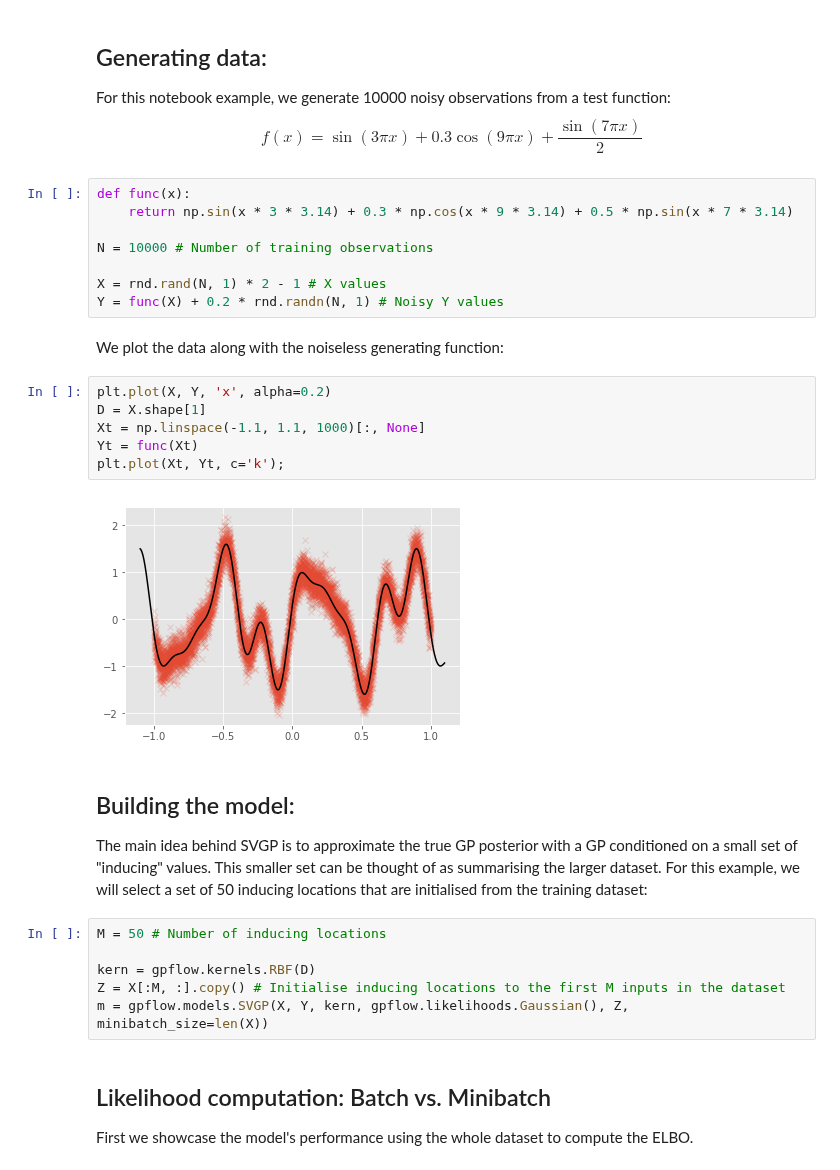
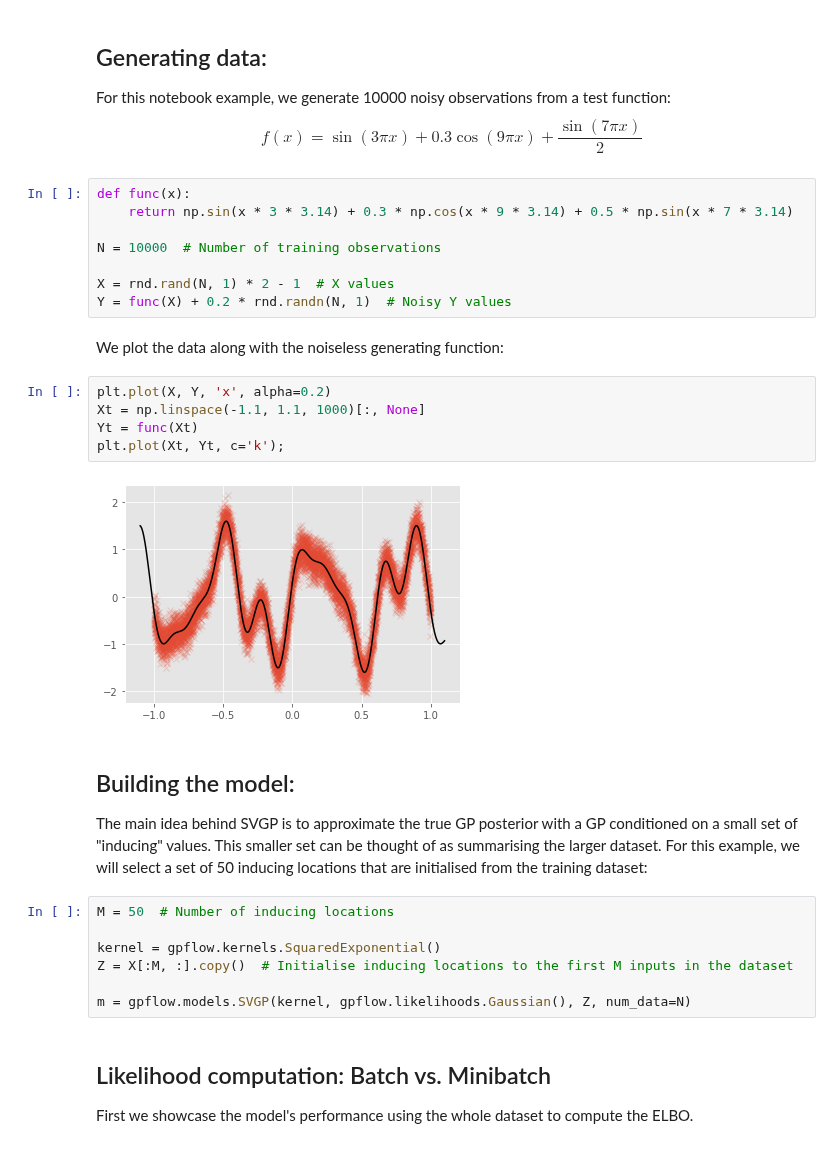
Before and after one commit to GPflow/GPflow, a Jupyter notebook: doc/source/notebooks/advanced/gps_for_big_data.ipynb, the cells around one changed output. Saved outputs shown, nothing was run; the diff lists cells and outputs as text.

```diff
--- a/doc/source/notebooks/advanced/gps_for_big_data.ipynb
+++ b/doc/source/notebooks/advanced/gps_for_big_data.ipynb
@@ -22,29 +23,29 @@ $$
 def func(x):
     return np.sin(x * 3 * 3.14) + 0.3 * np.cos(x * 9 * 3.14) + 0.5 * np.sin(x * 7 * 3.14)
 
-N = 10000 # Number of training observations
+N = 10000  # Number of training observations
 
-X = rnd.rand(N, 1) * 2 - 1 # X values
-Y = func(X) + 0.2 * rnd.randn(N, 1) # Noisy Y values
+X = rnd.rand(N, 1) * 2 - 1  # X values
+Y = func(X) + 0.2 * rnd.randn(N, 1)  # Noisy Y values
 # %% [markdown]
 We plot the data along with the noiseless generating function:
 # %%
 plt.plot(X, Y, 'x', alpha=0.2)
-D = X.shape[1]
 Xt = np.linspace(-1.1, 1.1, 1000)[:, None]
 Yt = func(Xt)
 plt.plot(Xt, Yt, c='k');
 # %% [output]
-[figure, old version]
+[figure, new version]
 # %% [markdown]
 ## Building the model:
 The main idea behind SVGP is to approximate the true GP posterior with a GP conditioned on a small set of "inducing" values. This smaller set can be thought of as summarising the larger dataset. For this example, we will select a set of 50 inducing locations that are initialised from the training dataset:
 # %%
-M = 50 # Number of inducing locations
+M = 50  # Number of inducing locations
 
-kern = gpflow.kernels.RBF(D)
-Z = X[:M, :].copy() # Initialise inducing locations to the first M inputs in the dataset
-m = gpflow.models.SVGP(X, Y, kern, gpflow.likelihoods.Gaussian(), Z, minibatch_size=len(X))
+kernel = gpflow.kernels.SquaredExponential()
+Z = X[:M, :].copy()  # Initialise inducing locations to the first M inputs in the dataset
+
+m = gpflow.models.SVGP(kernel, gpflow.likelihoods.Gaussian(), Z, num_data=N)
 # %% [markdown]
 ## Likelihood computation: Batch vs. Minibatch
 First we showcase the model's performance using the whole dataset to compute the ELBO.
```
Also changed, not shown: parts of 23 cells of this notebook.
